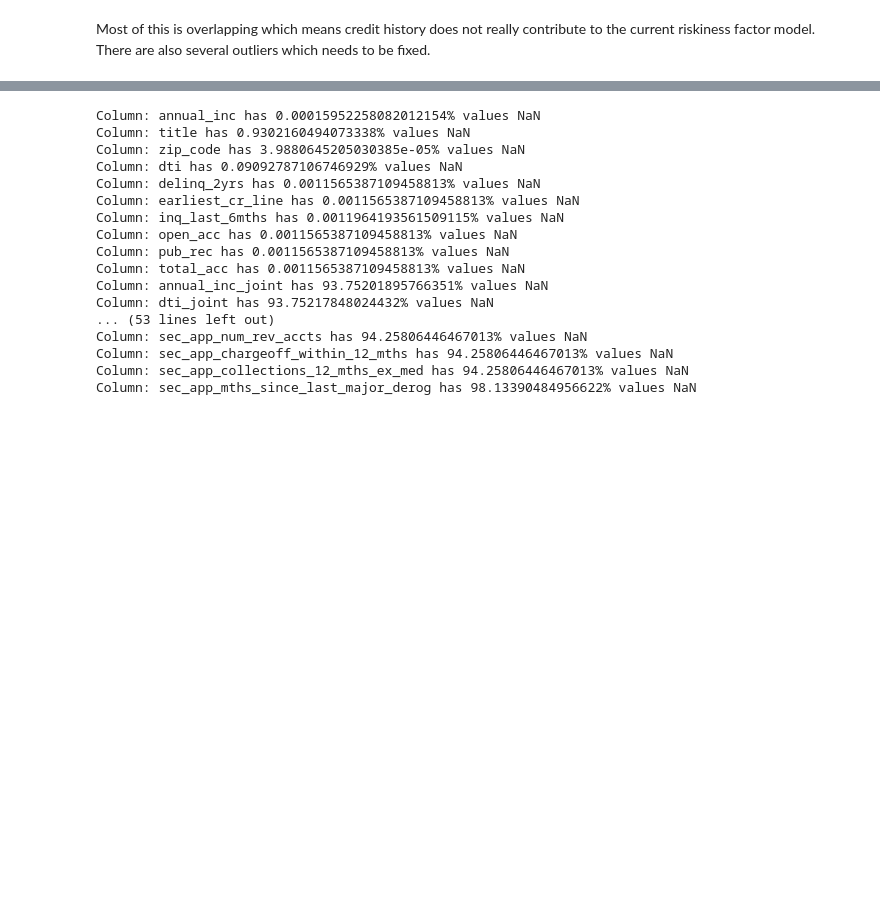
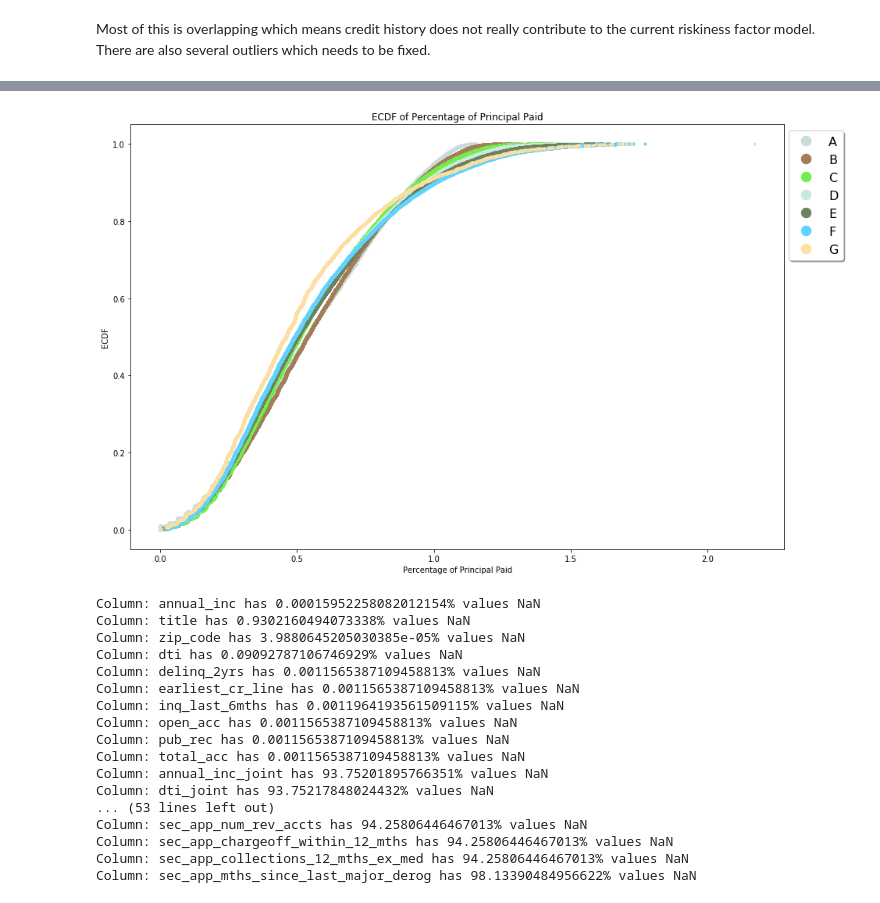
Before and after one commit to alan13519/P2PLending, a Jupyter notebook: P2P_EDA_Data_Cleaning.ipynb, the cells around one changed output, grey strips where cells are left out. Cells and saved outputs as stored; diff of their text form; code cells hidden in the pictures; blank space fills up the shorter version.

```diff
--- a/P2P_EDA_Data_Cleaning.ipynb
+++ b/P2P_EDA_Data_Cleaning.ipynb
@@ -207,3 +198,8 @@ edafuncs.plot_ecdf([(dict_grade_split[grade]['avg_cur_bal'], grade) for grade in
+# %%
+# ECDF for principal paid back for charged off percentage of principal paid back
+edafuncs.plot_ecdf([(dict_grade_split[grade]['perc_princ_paid'][dict_grade_split[grade]['loan_status'] == 'Charged Off'], grade) for grade in grades], name='Percentage of Principal Paid')
+# %% [output]
+[figure, added]
 # %%
 # List of column name and the value we want to fill each NaN with
 # 'MAX' means we want to fill it with the max() value of the column
```
Also changed, not shown: parts of 22 cells of this notebook.
